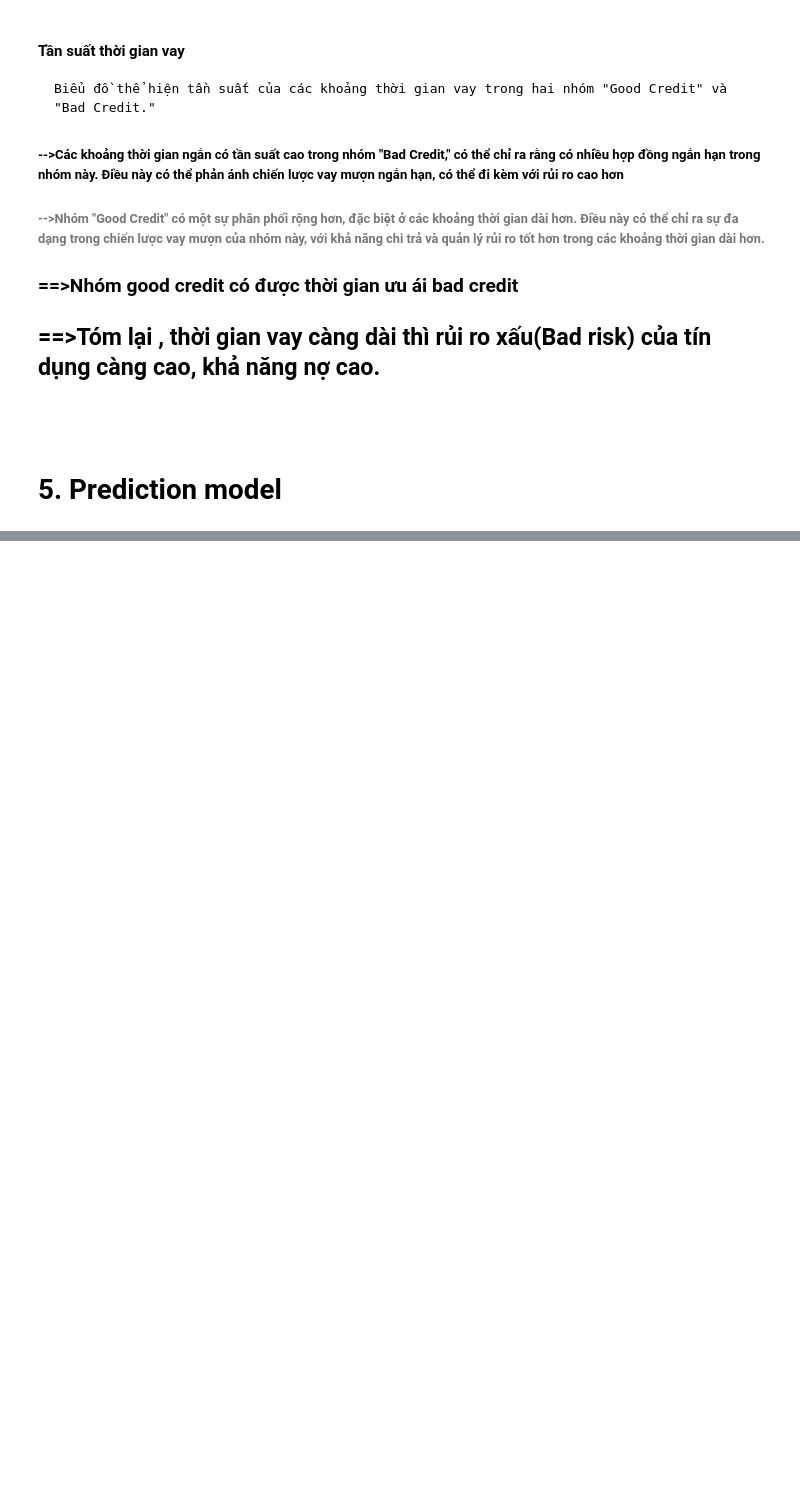
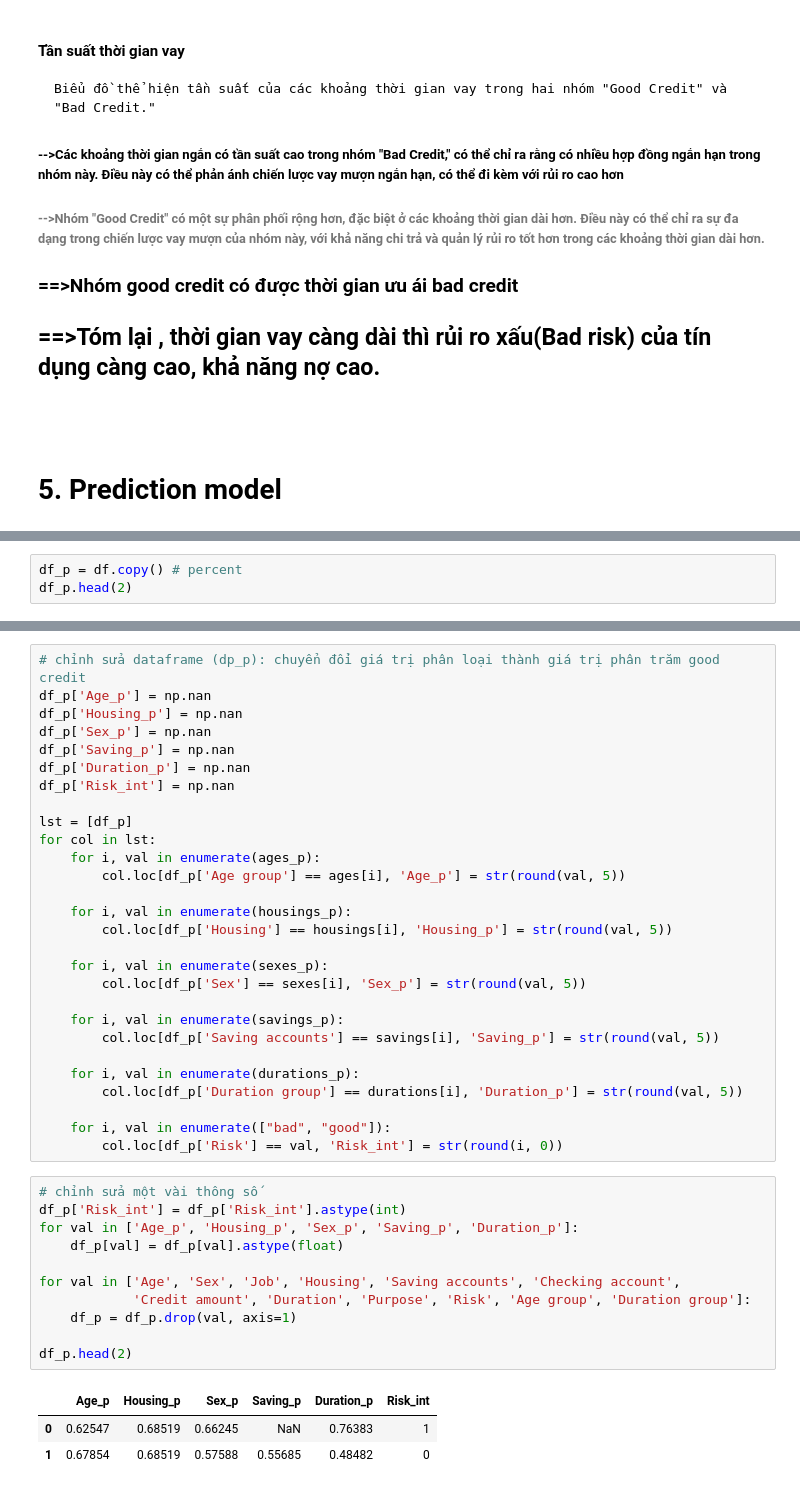
Before and after one commit to tn9th8/Python_CreditRisk, a Jupyter notebook: Project_Demo.ipynb, the cells around one changed output, grey strips where cells are left out. Drawn from its saved outputs; the diff is of its cells as text; blank space fills up the shorter version.

```diff
--- a/Project_Demo.ipynb
+++ b/Project_Demo.ipynb
@@ -1427,0 +1215,3 @@ Accuracy: độ chính xác tổng thể: 0.7. Vậy đối với từng lớp s
+# %%
+df_p = df.copy() # percent
+df_p.head(2)
@@ -1427,0 +1271,43 @@ Accuracy: độ chính xác tổng thể: 0.7. Vậy đối với từng lớp s
+# %%
+# chỉnh sửa dataframe (dp_p): chuyển đổi giá trị phân loại thành giá trị phân trăm good credit
+df_p['Age_p'] = np.nan
+df_p['Housing_p'] = np.nan
+df_p['Sex_p'] = np.nan
+df_p['Saving_p'] = np.nan
+df_p['Duration_p'] = np.nan
+df_p['Risk_int'] = np.nan
+
+lst = [df_p]
+for col in lst:
+    for i, val in enumerate(ages_p):
+        col.loc[df_p['Age group'] == ages[i], 'Age_p'] = str(round(val, 5))
+
+    for i, val in enumerate(housings_p):
+        col.loc[df_p['Housing'] == housings[i], 'Housing_p'] = str(round(val, 5))
+
+    for i, val in enumerate(sexes_p):
+        col.loc[df_p['Sex'] == sexes[i], 'Sex_p'] = str(round(val, 5))
+
+    for i, val in enumerate(savings_p):
+        col.loc[df_p['Saving accounts'] == savings[i], 'Saving_p'] = str(round(val, 5))
+
+    for i, val in enumerate(durations_p):
+        col.loc[df_p['Duration group'] == durations[i], 'Duration_p'] = str(round(val, 5))
+
+    for i, val in enumerate(["bad", "good"]):
+        col.loc[df_p['Risk'] == val, 'Risk_int'] = str(round(i, 0))
+# %%
+# chỉnh sửa một vài thông số
+df_p['Risk_int'] = df_p['Risk_int'].astype(int)
+for val in ['Age_p', 'Housing_p', 'Sex_p', 'Saving_p', 'Duration_p']:
+    df_p[val] = df_p[val].astype(float)
+
+for val in ['Age', 'Sex', 'Job', 'Housing', 'Saving accounts', 'Checking account',
+            'Credit amount', 'Duration', 'Purpose', 'Risk', 'Age group', 'Duration group']:
+    df_p = df_p.drop(val, axis=1)
+
+df_p.head(2)
+# %% [output]
+|  | Age_p | Housing_p | Sex_p | Saving_p | Duration_p | Risk_int |
+| 0 | 0.62547 | 0.68519 | 0.66245 | NaN | 0.76383 | 1 |
+| 1 | 0.67854 | 0.68519 | 0.57588 | 0.55685 | 0.48482 | 0 |
```
Also changed, not shown: parts of 48 cells of this notebook, 1 other file.
